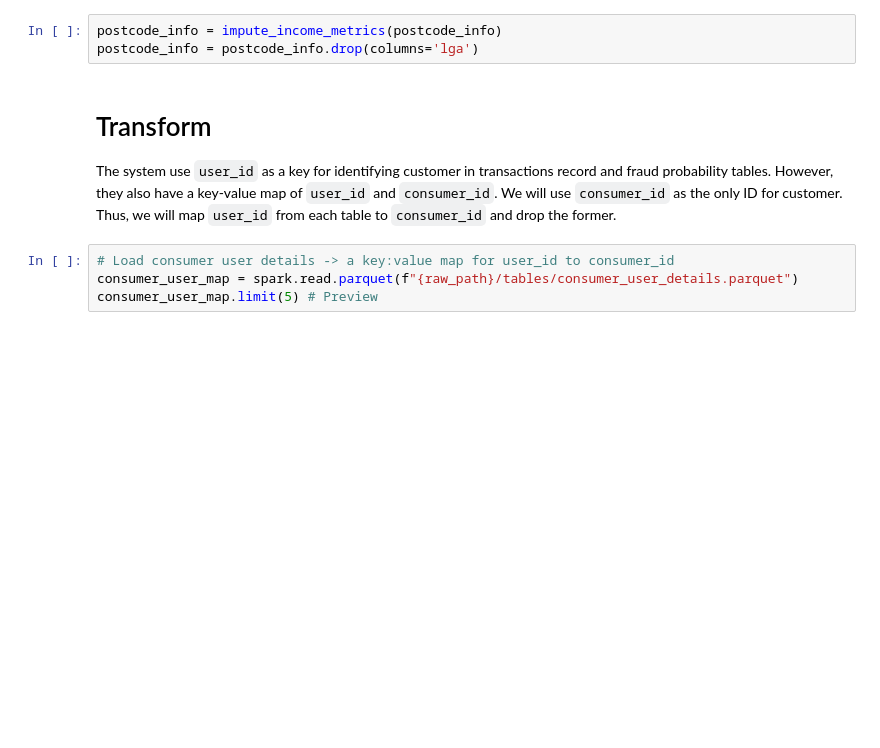
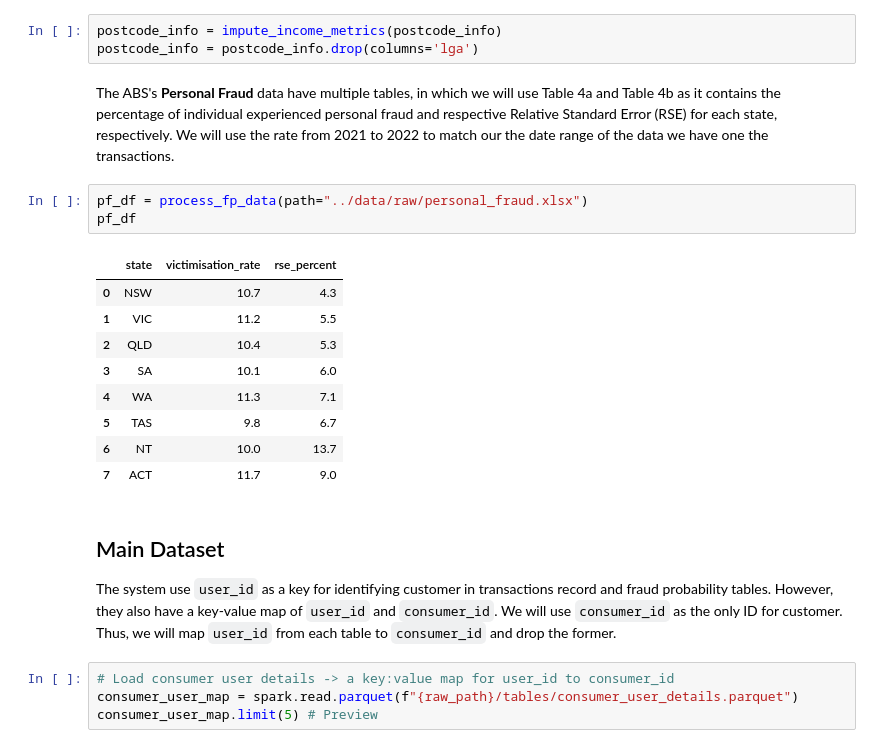
Before and after one commit to MAST30034-AppliedDataScience/project-2-group-buy-now-pay-later-industry-project-9, a Jupyter notebook: notebooks/ETL_pipeline.ipynb, the cells around one changed output. Cells and saved outputs as stored; diff of their text form; blank space fills up the shorter version.

```diff
--- a/notebooks/ETL_pipeline.ipynb
+++ b/notebooks/ETL_pipeline.ipynb
@@ -119,8 +140,23 @@ We can see that there are 2 postcode that does not appear in the income data. We
 # %%
 postcode_info = impute_income_metrics(postcode_info)
 postcode_info = postcode_info.drop(columns='lga')
+# %% [markdown]
+The ABS's **Personal Fraud** data have multiple tables, in which we will use Table 4a and Table 4b as it contains the percentage of individual experienced personal fraud and respective Relative Standard Error (RSE) for each state, respectively. We will use the rate from 2021 to 2022 to match our the date range of the data we have one the transactions.
+# %%
+pf_df = process_fp_data(path="../data/raw/personal_fraud.xlsx")
+pf_df
+# %% [output]
+|  | state | victimisation_rate | rse_percent |
+| 0 | NSW | 10.7 | 4.3 |
+| 1 | VIC | 11.2 | 5.5 |
+| 2 | QLD | 10.4 | 5.3 |
+| 3 | SA | 10.1 | 6.0 |
+| 4 | WA | 11.3 | 7.1 |
+| 5 | TAS | 9.8 | 6.7 |
+| 6 | NT | 10.0 | 13.7 |
+| 7 | ACT | 11.7 | 9.0 |
 # %% [markdown]
-# Transform
+## Main Dataset
 
 The system use `user_id` as a key for identifying customer in transactions record and fraud probability tables. However, they also have a key-value map of `user_id` and `consumer_id`. We will use `consumer_id` as the only ID for customer. Thus, we will map `user_id` from each table to `consumer_id` and drop the former.
 # %%
```
Also changed, not shown: parts of 13 cells of this notebook, 2 other files.
